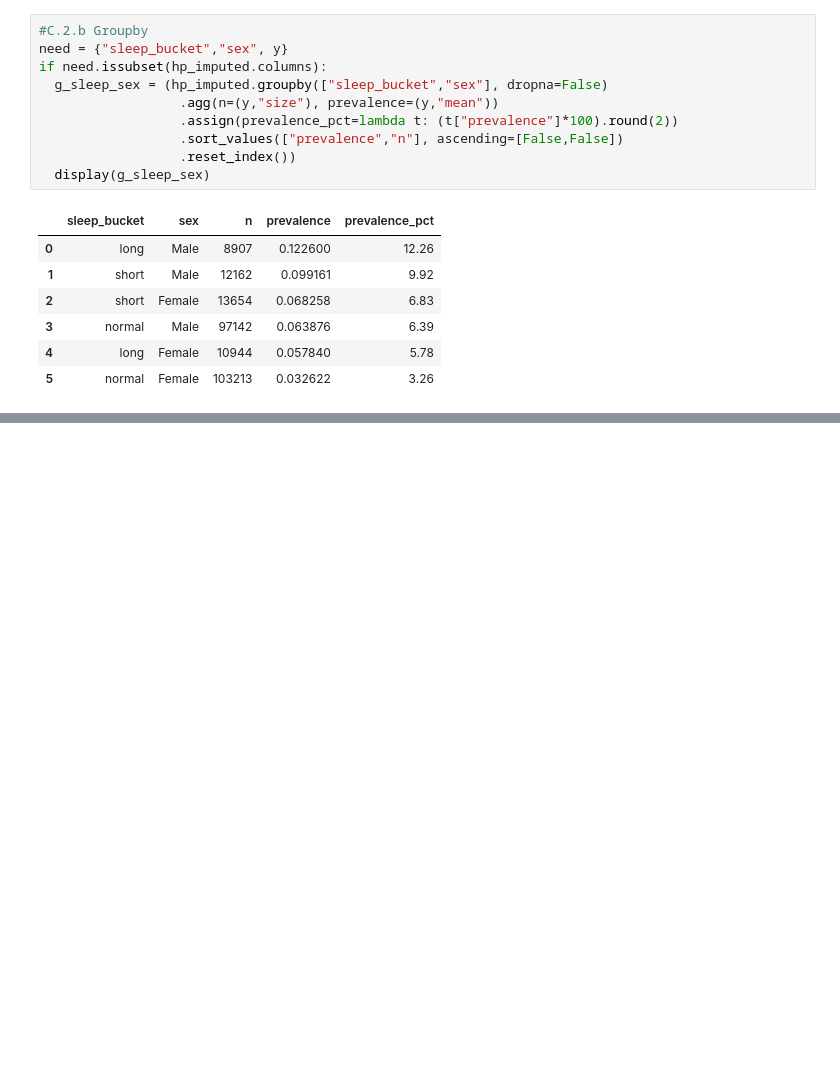
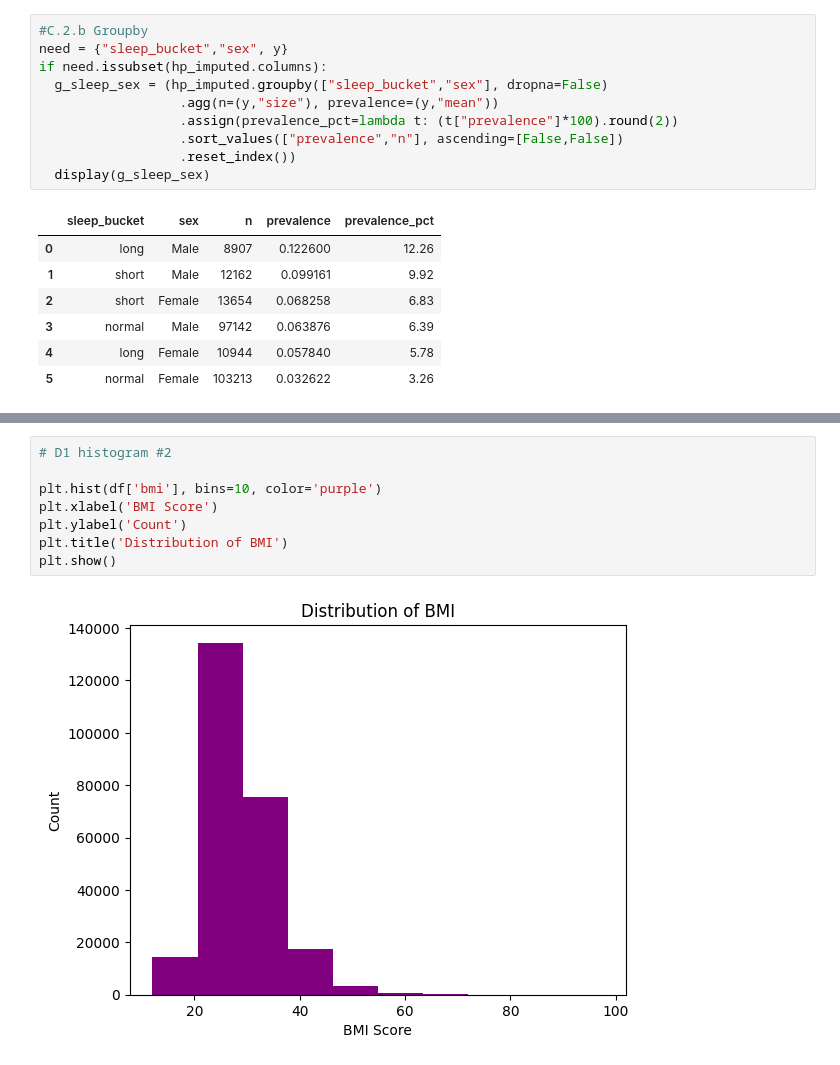
Before and after one commit to sjsu-cs133-f25/team6-healthdata, a Jupyter notebook: notebooks/projectAssignment02.ipynb, the cells around one changed output, grey strips where cells are left out. Saved outputs shown, nothing was run; the diff lists cells and outputs as text; blank space fills up the shorter version.

```diff
--- a/notebooks/projectAssignment02.ipynb
+++ b/notebooks/projectAssignment02.ipynb
@@ -257,0 +272,10 @@ if need.issubset(hp_imputed.columns):
+# %%
+# D1 histogram #2
+
+plt.hist(df['bmi'], bins=10, color='purple')
+plt.xlabel('BMI Score')
+plt.ylabel('Count')
+plt.title('Distribution of BMI')
+plt.show()
+# %% [output]
+[figure, added]
```
Also changed, not shown: parts of 6 cells of this notebook.
